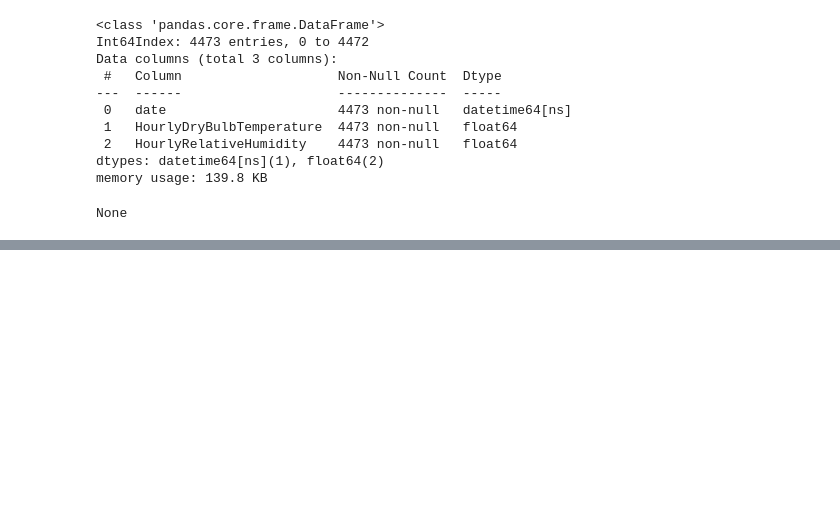
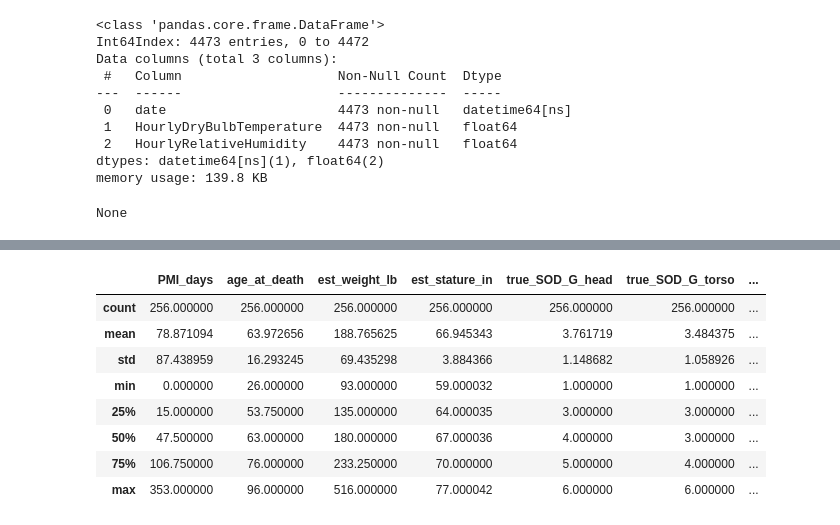
Before and after one commit to annamarianau/post_mortem_interval_estimation, a Jupyter notebook: notebooks/add_temp_hum_features.ipynb, the cells around one changed output, grey strips where cells are left out. Cells and saved outputs as stored; diff of their text form; code cells hidden in the pictures; blank space fills up the shorter version.

```diff
--- a/notebooks/add_temp_hum_features.ipynb
+++ b/notebooks/add_temp_hum_features.ipynb
@@ -165,2 +165,14 @@ memory usage: 50.4+ KB
+# %%
+data_w_weather_df.describe()
+# %% [output]
+|  | PMI_days | age_at_death | est_weight_lb | est_stature_in | true_SOD_G_head | true_SOD_G_torso | ... |
+| count | 256.000000 | 256.000000 | 256.000000 | 256.000000 | 256.000000 | 256.000000 | ... |
+| mean | 78.871094 | 63.972656 | 188.765625 | 66.945343 | 3.761719 | 3.484375 | ... |
+| std | 87.438959 | 16.293245 | 69.435298 | 3.884366 | 1.148682 | 1.058926 | ... |
+| min | 0.000000 | 26.000000 | 93.000000 | 59.000032 | 1.000000 | 1.000000 | ... |
+| 25% | 15.000000 | 53.750000 | 135.000000 | 64.000035 | 3.000000 | 3.000000 | ... |
+| 50% | 47.500000 | 63.000000 | 180.000000 | 67.000036 | 4.000000 | 3.000000 | ... |
+| 75% | 106.750000 | 76.000000 | 233.250000 | 70.000000 | 5.000000 | 4.000000 | ... |
+| max | 353.000000 | 96.000000 | 516.000000 | 77.000042 | 6.000000 | 6.000000 | ... |
 # %%
 # write to pickle
```
Also changed, not shown: parts of 5 cells of this notebook, 19 other files.
